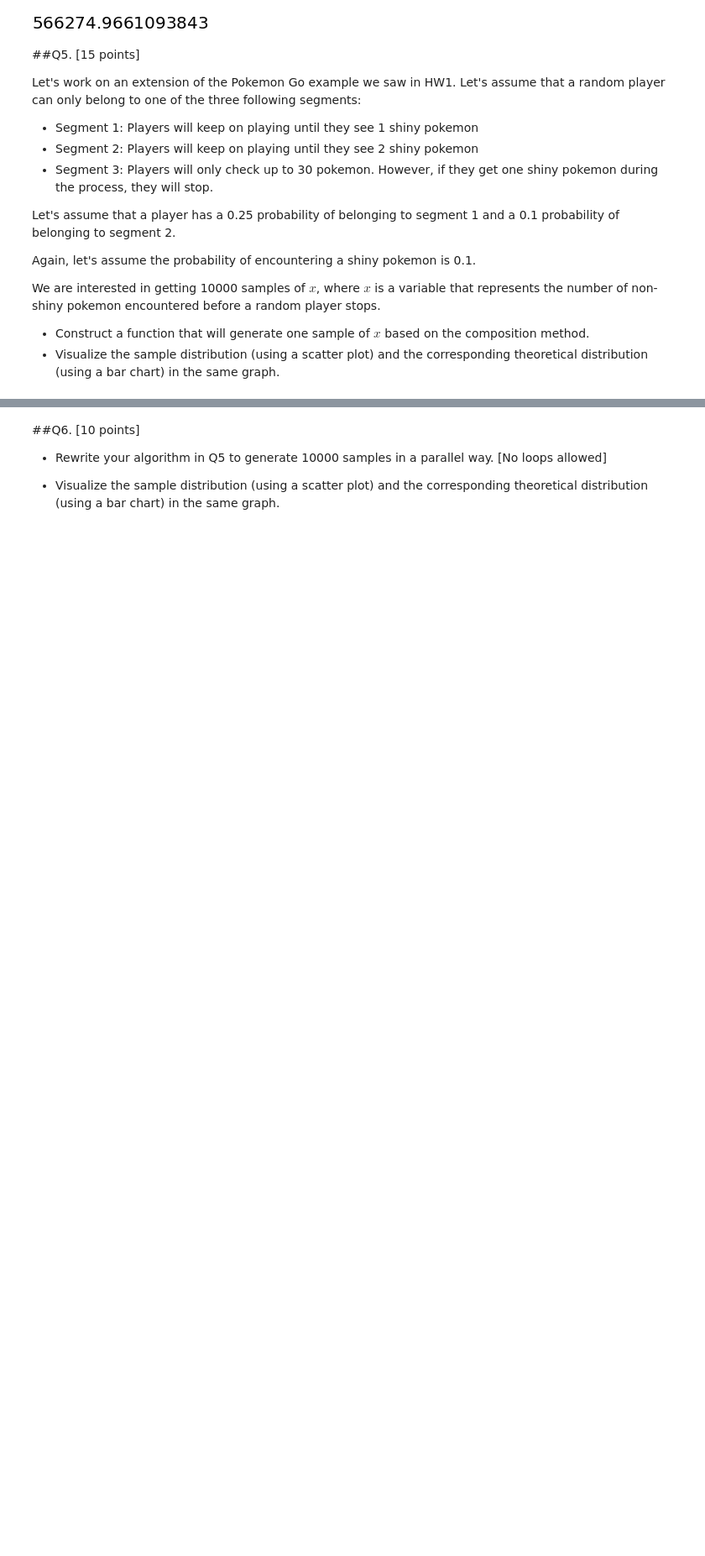
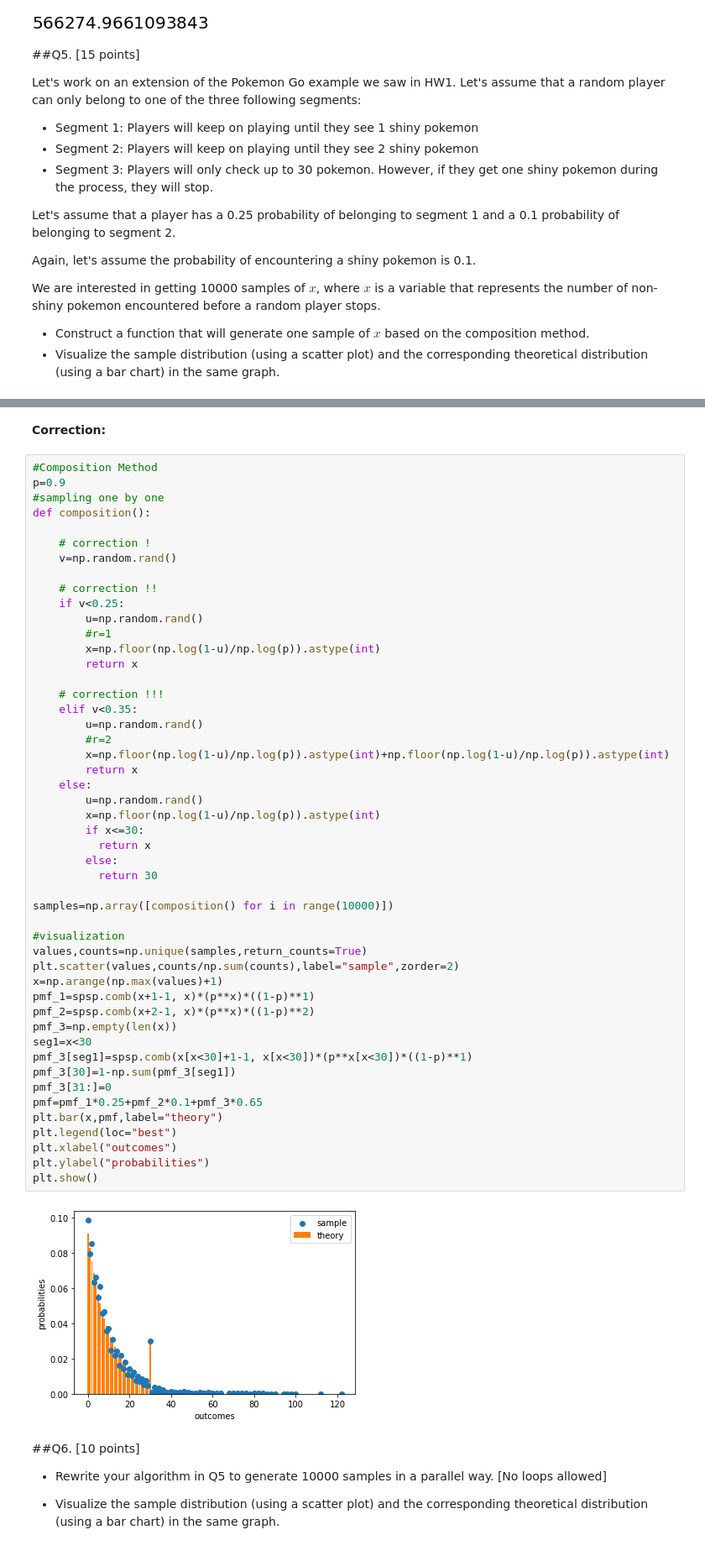
Before and after one commit to vinozy/Simulation-Assignments-Python, a Jupyter notebook: Submissions/HW2 (IEOR 4404 Fall2020).ipynb, the cells around one changed output, grey strips where cells are left out. Shown at 84% size. Drawn from its saved outputs; the diff is of its cells as text; blank space fills up the shorter version.

Commit message:
HW2 Correction

```diff
--- a/Submissions/HW2 (IEOR 4404 Fall2020).ipynb
+++ b/Submissions/HW2 (IEOR 4404 Fall2020).ipynb
@@ -379,3 +381,56 @@ plt.show()
+# %% [markdown]
+**Correction:**
+# %%
+#Composition Method
+p=0.9
+#sampling one by one
+def composition():
+
+    # correction !
+    v=np.random.rand()
+
+    # correction !!
+    if v<0.25:
+        u=np.random.rand()
+        #r=1
+        x=np.floor(np.log(1-u)/np.log(p)).astype(int)
+        return x
+
+    # correction !!!
+    elif v<0.35:
+        u=np.random.rand()
+        #r=2
+        x=np.floor(np.log(1-u)/np.log(p)).astype(int)+np.floor(np.log(1-u)/np.log(p)).astype(int)
+        return x
+    else:
+        u=np.random.rand()
+        x=np.floor(np.log(1-u)/np.log(p)).astype(int)
+        if x<=30:
+          return x
+        else:
+          return 30
+
+samples=np.array([composition() for i in range(10000)])
+
+#visualization
+values,counts=np.unique(samples,return_counts=True)
+plt.scatter(values,counts/np.sum(counts),label="sample",zorder=2)
+x=np.arange(np.max(values)+1)
+pmf_1=spsp.comb(x+1-1, x)*(p**x)*((1-p)**1)
+pmf_2=spsp.comb(x+2-1, x)*(p**x)*((1-p)**2)
+pmf_3=np.empty(len(x))
+seg1=x<30
+pmf_3[seg1]=spsp.comb(x[x<30]+1-1, x[x<30])*(p**x[x<30])*((1-p)**1)
+pmf_3[30]=1-np.sum(pmf_3[seg1])
+pmf_3[31:]=0
+pmf=pmf_1*0.25+pmf_2*0.1+pmf_3*0.65
+plt.bar(x,pmf,label="theory")
+plt.legend(loc="best")
+plt.xlabel("outcomes")
+plt.ylabel("probabilities")
+plt.show()
+# %% [output]
+[figure, added]
 # %% [markdown]
 ##Q6. [10 points]
 
```
Also changed, not shown: parts of 10 cells of this notebook, 1 other file.
